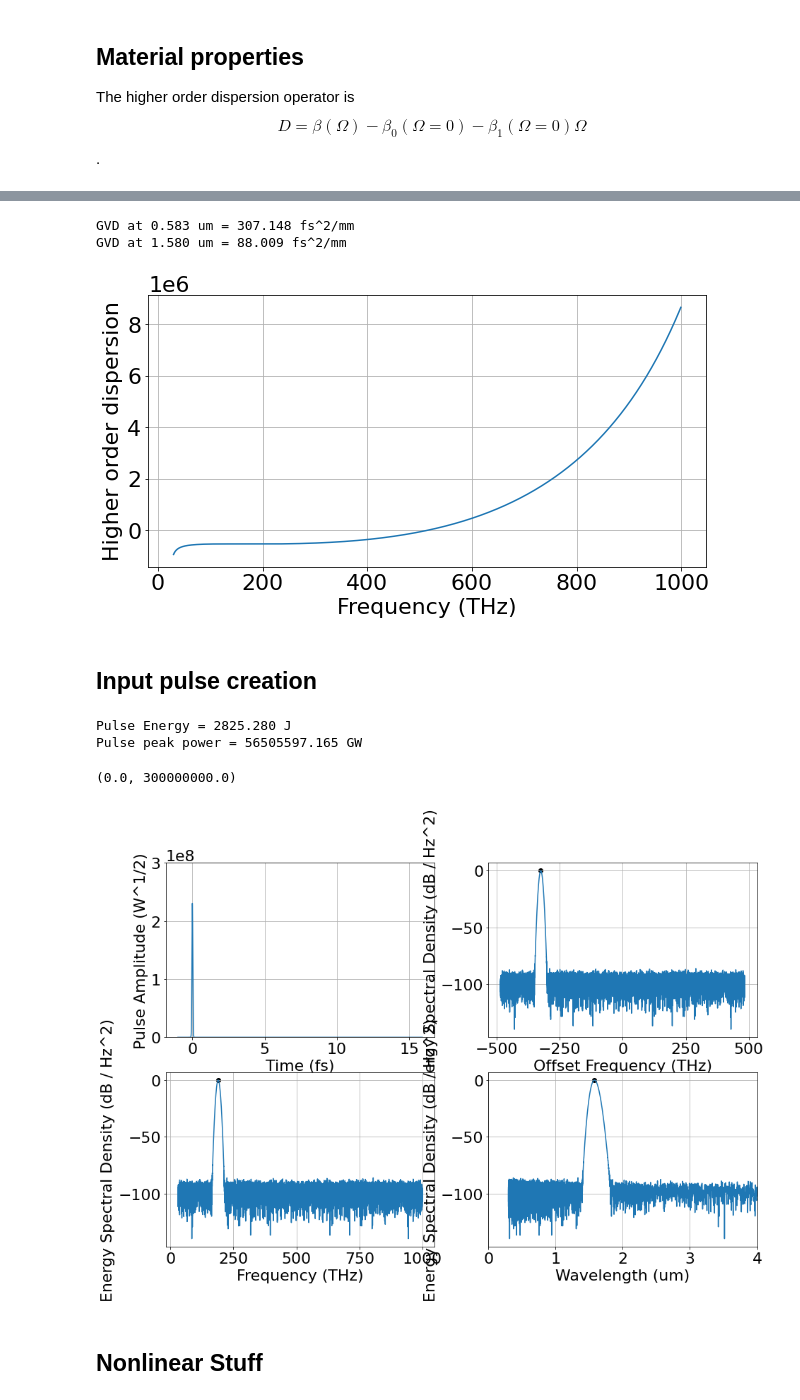
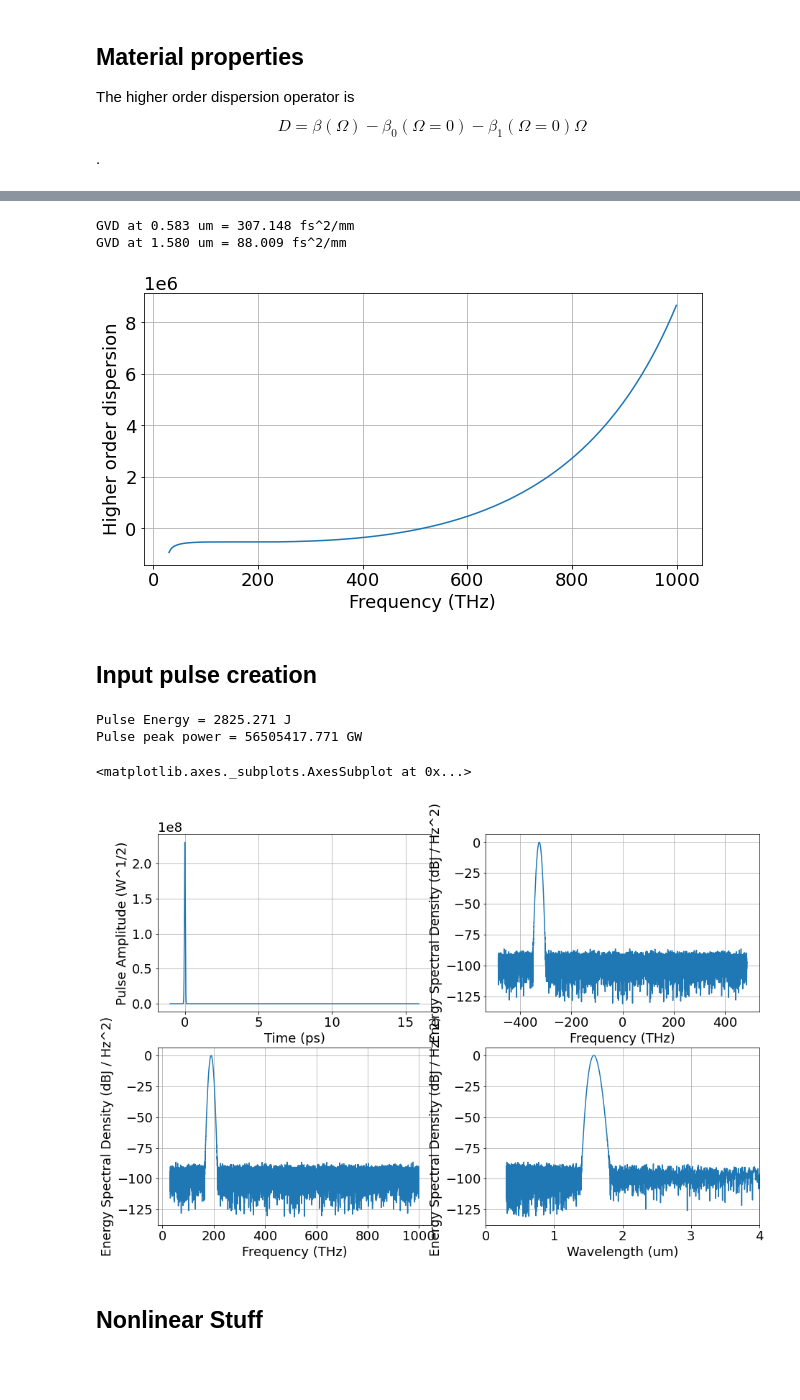
Before and after one commit to ledezmaluism/snow, a Jupyter notebook: Notebooks/NEE_test_Example_2_SGC.ipynb, the cells around one changed output, grey strips where cells are left out. Drawn from its saved outputs; the diff is of its cells as text; code cells hidden in the pictures; blank space fills up the shorter version.

```diff
--- a/Notebooks/NEE_test_Example_2_SGC.ipynb
+++ b/Notebooks/NEE_test_Example_2_SGC.ipynb
@@ -33,7 +33,7 @@ import materials
 import waveguides
 from util import sech
 
-plt.rcParams.update({'font.size': 22})
+plt.rcParams.update({'font.size': 18})
 # %% [markdown]
 ## Units
 We'll work in SI units. Mostly in base units.
@@ -170,7 +170,7 @@ print('GVD at %0.3f um = %0.3f fs^2/mm' %(wl_ff*1e6, beta_2[f0_ff_index]*1e27))
 # %% [output]
 GVD at 0.583 um = 307.148 fs^2/mm
 GVD at 1.580 um = 88.009 fs^2/mm
-[figure, old version]
+[figure, new version]
 # %% [markdown]
 ## Input pulse creation
 # %%
@@ -186,44 +186,44 @@ Epeak = np.sqrt(2*Intensity/(n*c*epsilon_0))
 tau = 50e-15
 
 #Noise floor
 noise = 2e3*np.random.normal(size=NFFT)
 
 #Pulse creation
 pulse = Epeak*np.exp(-2*np.log(2)*(t/tau)**2)*np.exp(1j*delta_omega*t)
 pulse = pulse + noise
 pulse_energy = nlo.energy_td(t, pulse) #To check that everything went well
 
 
 # print('Center Wavelength = %0.3f um' %(wl0*1e6))
 # print('Center frequency = %0.3f THz' %(f0*1e-12))
 # print('FWHM = %0.3f fs' %(nlo.FWHM(t, pulse, prominence=1e8)*1e15))
 print('Pulse Energy = %0.3f J' %(pulse_energy))
 print('Pulse peak power = %0.3f GW' %(pulse_energy/tau*1e-9))
 
 plt.rcParams['figure.figsize'] = [15, 10]
 fig = plt.figure()
 ax1 = fig.add_subplot(221)
 ax2 = fig.add_subplot(222)
 ax3 = fig.add_subplot(223)
 ax4 = fig.add_subplot(224)
 
-nlo.plot_mag(t*1e12, pulse, ax=ax1)
+nlo.plot_mag(t, pulse, ax=ax1, t_unit='ps')
 # nlo.plot_magsq(t*1e12, pulse, ax=ax2);
-nlo.plot_ESD_dB(t*1e12, pulse, ax=ax2)
-nlo.plot_ESD_dB_absfreq(t*1e12, pulse, f_ref*1e-12, ax=ax3)
+nlo.plot_ESD_dB(t, pulse, ax=ax2, f_unit = 'THz')
+nlo.plot_ESD_dB_absfreq(t, pulse, f_ref, ax=ax3, f_unit = 'THz')
 nlo.plot_ESD_dB_vs_wavelength(t, pulse, f_ref, ax=ax4, xlim=[0,4])
 
-ax2.scatter(f[f0_ff_index]*1e-12, 0, c='k');
-ax3.scatter((f[f0_ff_index]+f_ref)*1e-12, 0, c='k');
-ax4.scatter(c/(f[f0_ff_index]+f_ref)*1e6, 0, c='k');
+# ax2.scatter(f[f0_ff_index]*1e-12, 0, c='k');
+# ax3.scatter((f[f0_ff_index]+f_ref)*1e-12, 0, c='k');
+# ax4.scatter(c/(f[f0_ff_index]+f_ref)*1e6, 0, c='k');
 
 # ax1.set_xlim([-2, 0.5])
-ax1.set_ylim([0,3*1e8])
+# ax1.set_ylim([0,3*1e8])
 # %% [output]
-Pulse Energy = 2825.280 J
-Pulse peak power = 56505597.165 GW
+Pulse Energy = 2825.271 J
+Pulse peak power = 56505417.771 GW
-(0.0, 300000000.0)
+<matplotlib.axes._subplots.AxesSubplot at 0x...>
-[figure, old version]
+[figure, new version]
 # %% [markdown]
 ## Nonlinear  Stuff
 # %%
```
Also changed, not shown: parts of 12 cells of this notebook.
